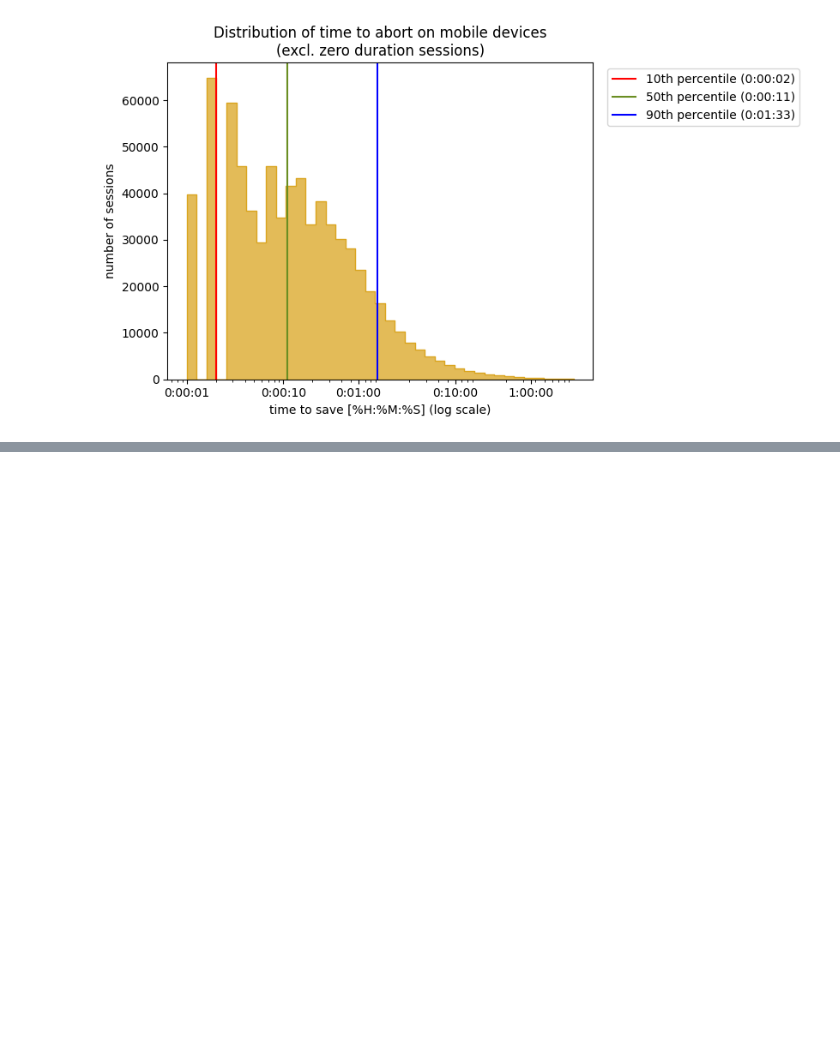
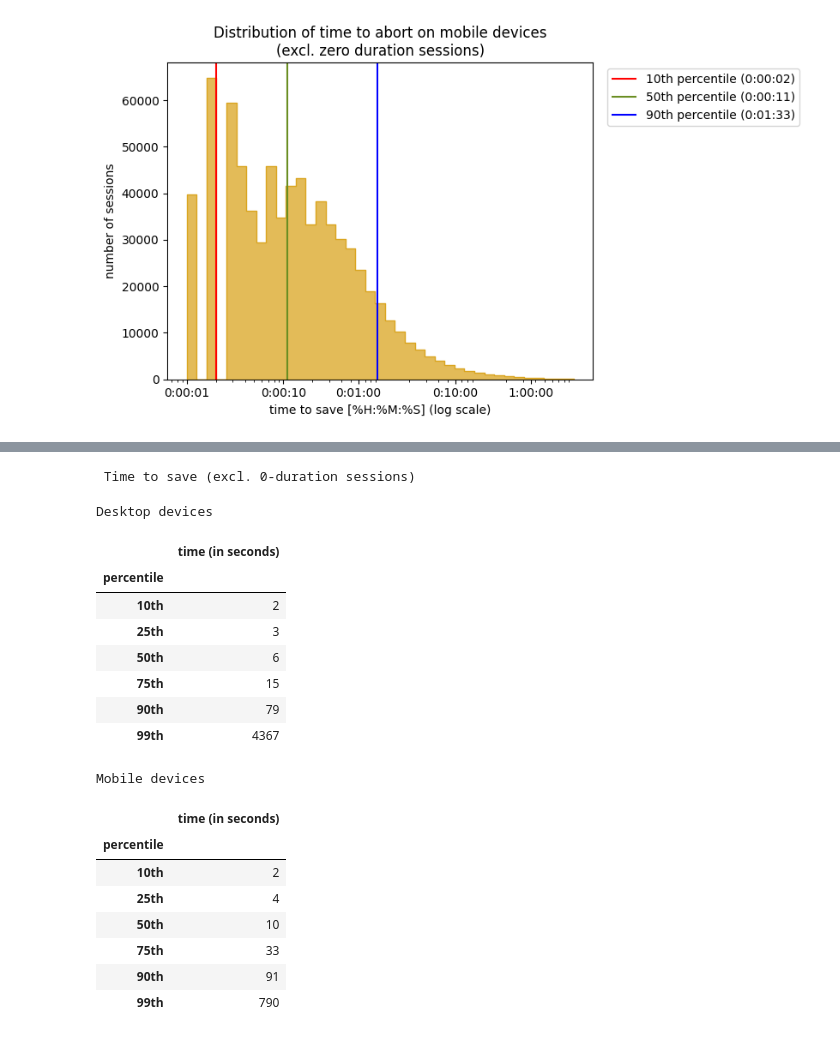
Before and after one commit to wikimedia-research/edit-session-length-july-2023, a Jupyter notebook: edit_session_length_analysis.ipynb, the cells around one changed output, grey strips where cells are left out. Cells and saved outputs as stored; diff of their text form; code cells hidden in the pictures; blank space fills up the shorter version.

```diff
--- a/edit_session_length_analysis.ipynb
+++ b/edit_session_length_analysis.ipynb
@@ -489,0 +510,28 @@ display_h({
+# %%
+warnings.filterwarnings('ignore')
+
+print(bold, 'Time to save (excl. 0-duration sessions)', end)
+display_h({
+    'Desktop devices': quantiles(aborted, 'desktop', None),
+    'Mobile devices': quantiles(aborted, 'phone', None)
+})
+# %% [output]
+ Time to save (excl. 0-duration sessions)
+Desktop devices
+|  | time (in seconds) |
+| percentile |  |
+| 10th | 2 |
+| 25th | 3 |
+| 50th | 6 |
+| 75th | 15 |
+| 90th | 79 |
+| 99th | 4367 |
+Mobile devices
+|  | time (in seconds) |
+| percentile |  |
+| 10th | 2 |
+| 25th | 4 |
+| 50th | 10 |
+| 75th | 33 |
+| 90th | 91 |
+| 99th | 790 |
```
Also changed, not shown: parts of 3 cells of this notebook.
